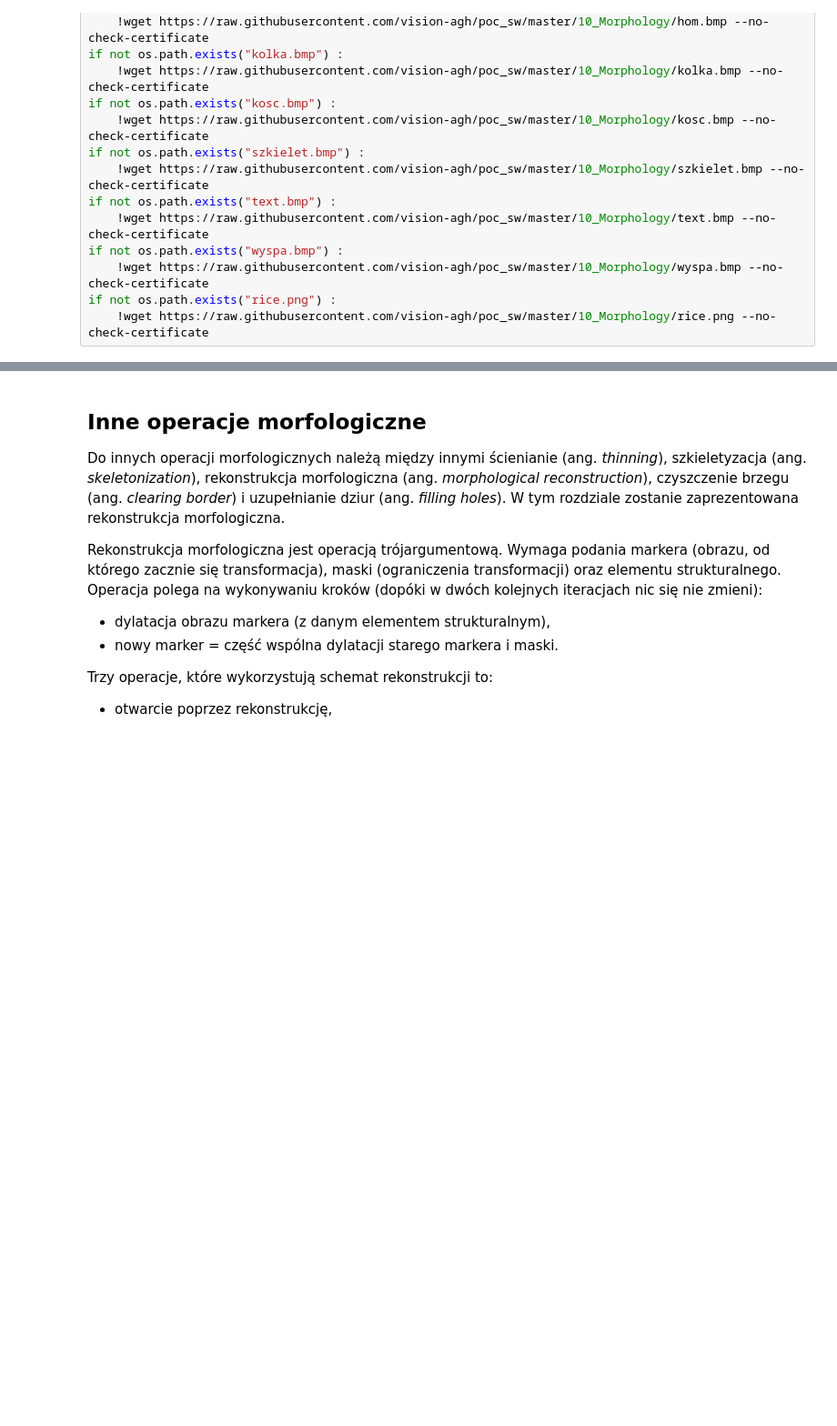
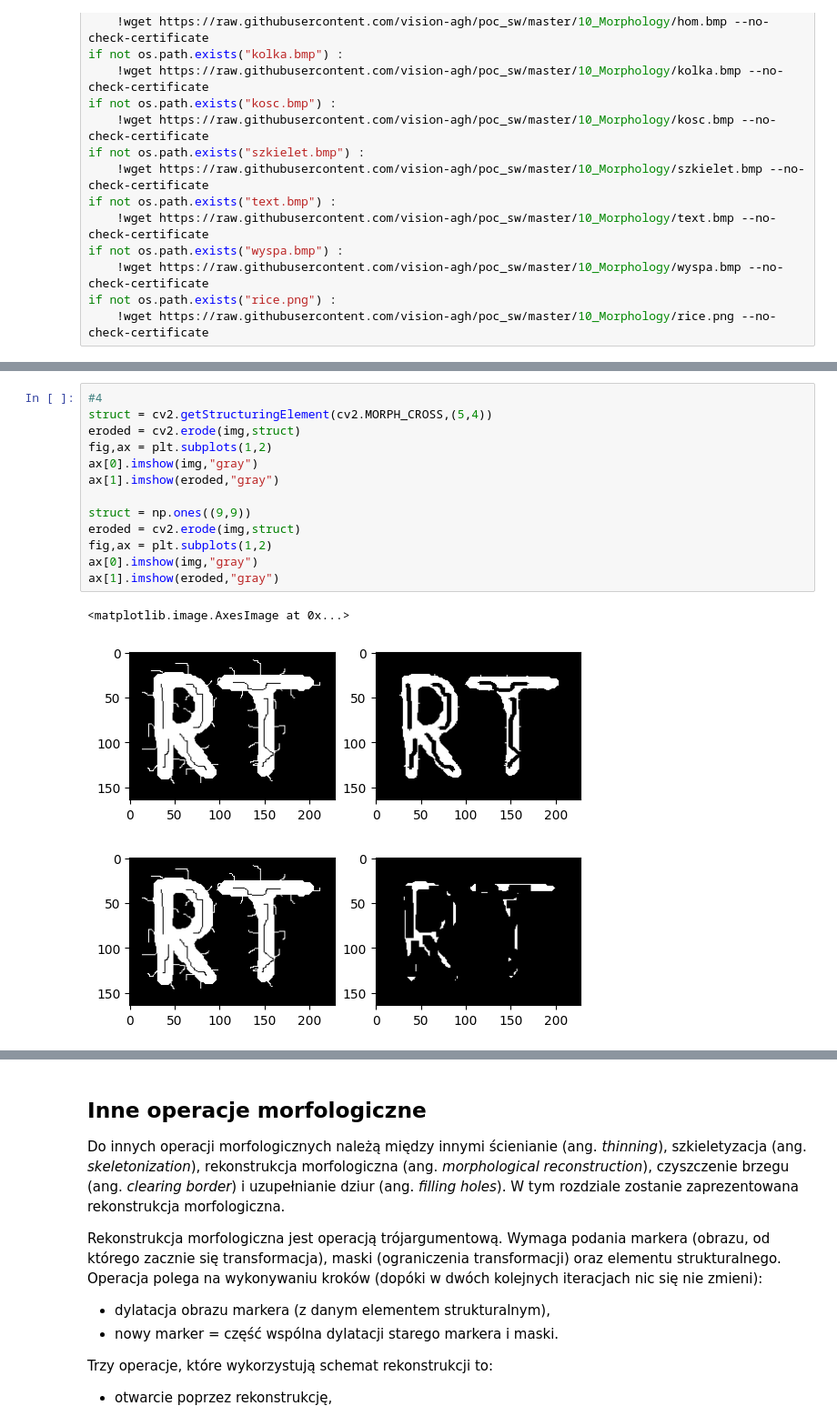
Before and after one commit to kpiotr6/WDCPO, a Jupyter notebook: lab7/11_morphology.ipynb, the cells around one changed output, grey strips where cells are left out. Shown at 91% size. Drawn from its saved outputs; the diff is of its cells as text; blank space fills up the shorter version.

```diff
--- a/lab7/11_morphology.ipynb
+++ b/lab7/11_morphology.ipynb
@@ -111,3 +112,20 @@ ax[1].imshow(eroded,"gray")
 # %% [output]
 <matplotlib.image.AxesImage at 0x...>
 [figure]
+# %%
+#4
+struct = cv2.getStructuringElement(cv2.MORPH_CROSS,(5,4))
+eroded = cv2.erode(img,struct)
+fig,ax = plt.subplots(1,2)
+ax[0].imshow(img,"gray")
+ax[1].imshow(eroded,"gray")
+
+struct = np.ones((9,9))
+eroded = cv2.erode(img,struct)
+fig,ax = plt.subplots(1,2)
+ax[0].imshow(img,"gray")
+ax[1].imshow(eroded,"gray")
+# %% [output]
+<matplotlib.image.AxesImage at 0x...>
+[figure, added]
+[figure, added]
```
Also changed, not shown: parts of 30 cells of this notebook, 1 other file.
